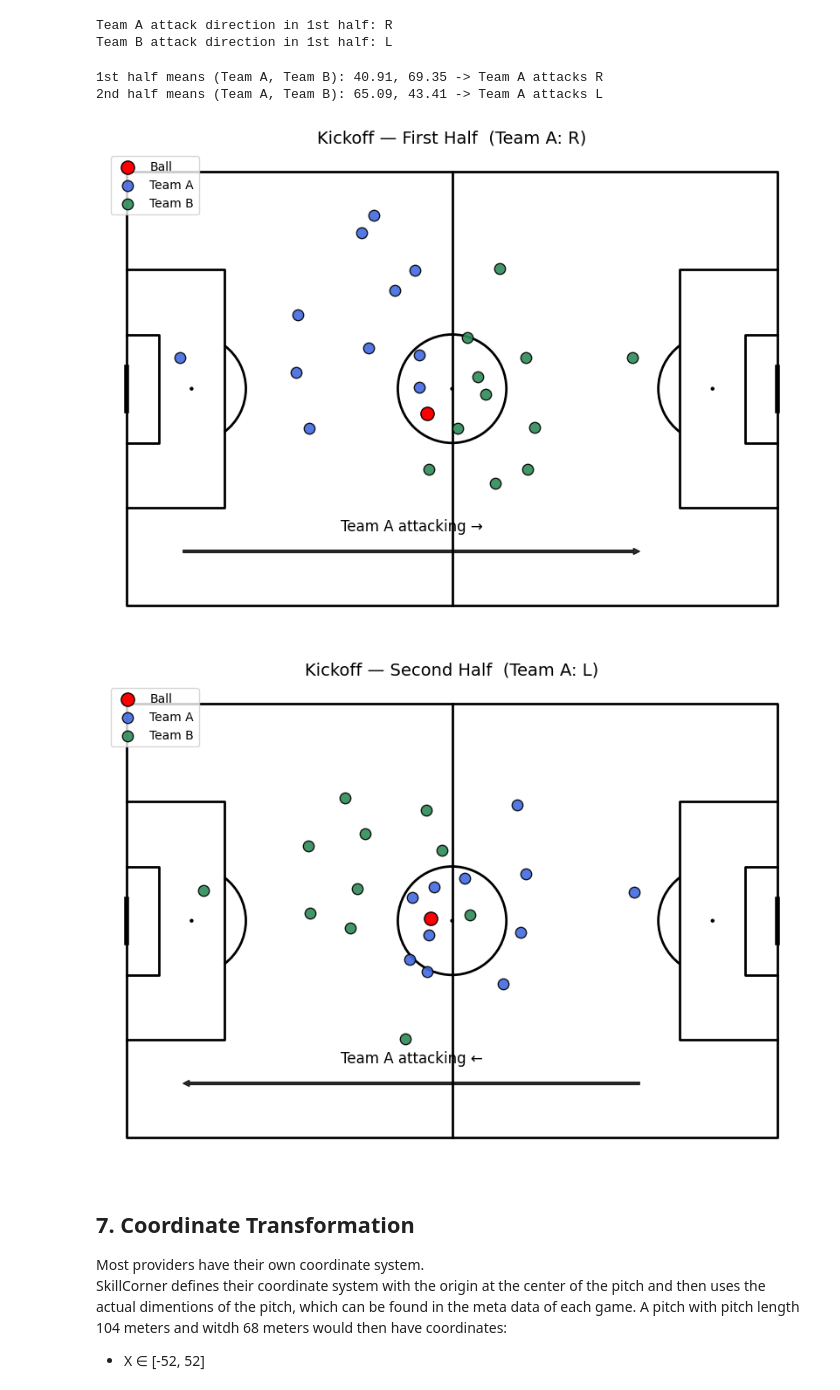
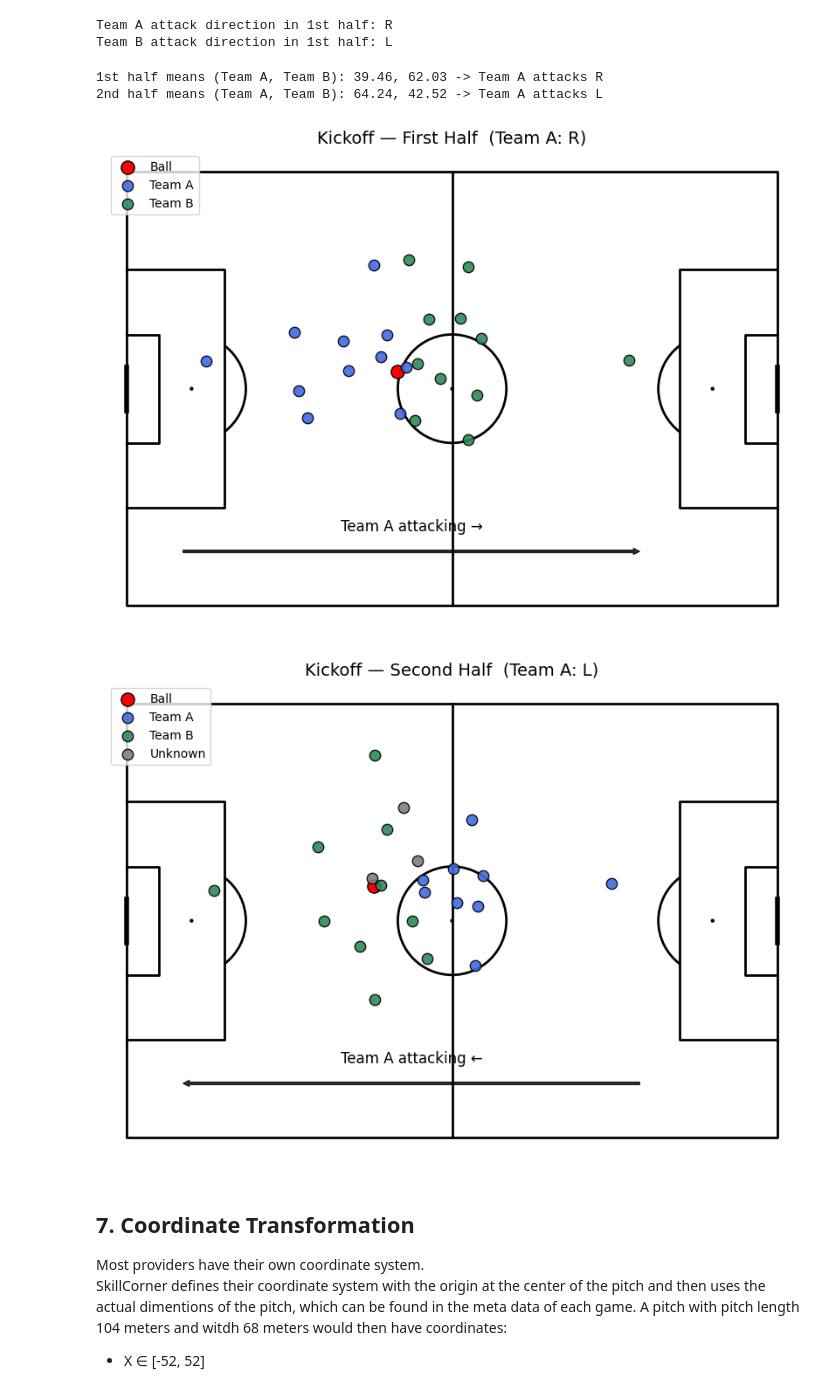
Before and after one commit to MartimRego/pass-decisions, a Jupyter notebook: Module_1/tracking_basics.ipynb, the cells around one changed output. Cells and saved outputs as stored; diff of their text form; code cells hidden in the pictures.

```diff
--- a/Module_1/tracking_basics.ipynb
+++ b/Module_1/tracking_basics.ipynb
@@ -654,38 +657,38 @@ def plot_kickoff_with_attack(kickoff_df_rescaled, attack_dir, title):
 # ----------------------------
 # Apply to one match
 # ----------------------------
 
 # Load a fresh match for this example
-demo_match_id = df_matches.loc[1, 'id'] if len(df_matches) > 1 else df_matches.loc[0, 'id']
+demo_match_id = df_matches.loc[0, 'id'] if len(df_matches) > 1 else df_matches.loc[0, 'id']
 match_data = load_match_pandas(demo_match_id)
 
 # get kickoff frames
 kickoff1 = get_kickoff_frame(match_data, period=1)
 kickoff2 = get_kickoff_frame(match_data, period=2)
 
 # define Team A/B once from 1st-half kickoff (native coords)
 team_a_ids, team_b_ids = derive_team_rosters_from_kickoff(kickoff1)
 
 # tag teams in both kickoffs, then rescale
 kickoff1 = assign_teams(kickoff1, team_a_ids, team_b_ids)
 kickoff2 = assign_teams(kickoff2, team_a_ids, team_b_ids)
 kickoff1_res = rescale_to_pitch(kickoff1)
 kickoff2_res = rescale_to_pitch(kickoff2)
 
 # infer Team A attack direction per half (robust: compare mean x of Team A vs Team B)
 dir_p1, mA1, mB1 = attack_dir_from_kickoff(kickoff1_res, "Team A")
 dir_p2, mA2, mB2 = attack_dir_from_kickoff(kickoff2_res, "Team A")
 print(f"1st half means (Team A, Team B): {mA1:.2f}, {mB1:.2f} -> Team A attacks {dir_p1}")
 print(f"2nd half means (Team A, Team B): {mA2:.2f}, {mB2:.2f} -> Team A attacks {dir_p2}")
 
 # visualize
 plot_kickoff_with_attack(kickoff1_res, dir_p1, "Kickoff — First Half")
 plot_kickoff_with_attack(kickoff2_res, dir_p2, "Kickoff — Second Half")
 # %% [output]
-1st half means (Team A, Team B): 40.91, 69.35 -> Team A attacks R
-2nd half means (Team A, Team B): 65.09, 43.41 -> Team A attacks L
+1st half means (Team A, Team B): 39.46, 62.03 -> Team A attacks R
+2nd half means (Team A, Team B): 64.24, 42.52 -> Team A attacks L
-[figure, old version]
+[figure, new version]
-[figure, old version]
+[figure, new version]
 # %% [markdown]
 ## 7. Coordinate Transformation
 
```
Also changed, not shown: parts of 16 cells of this notebook, 2 other files.
